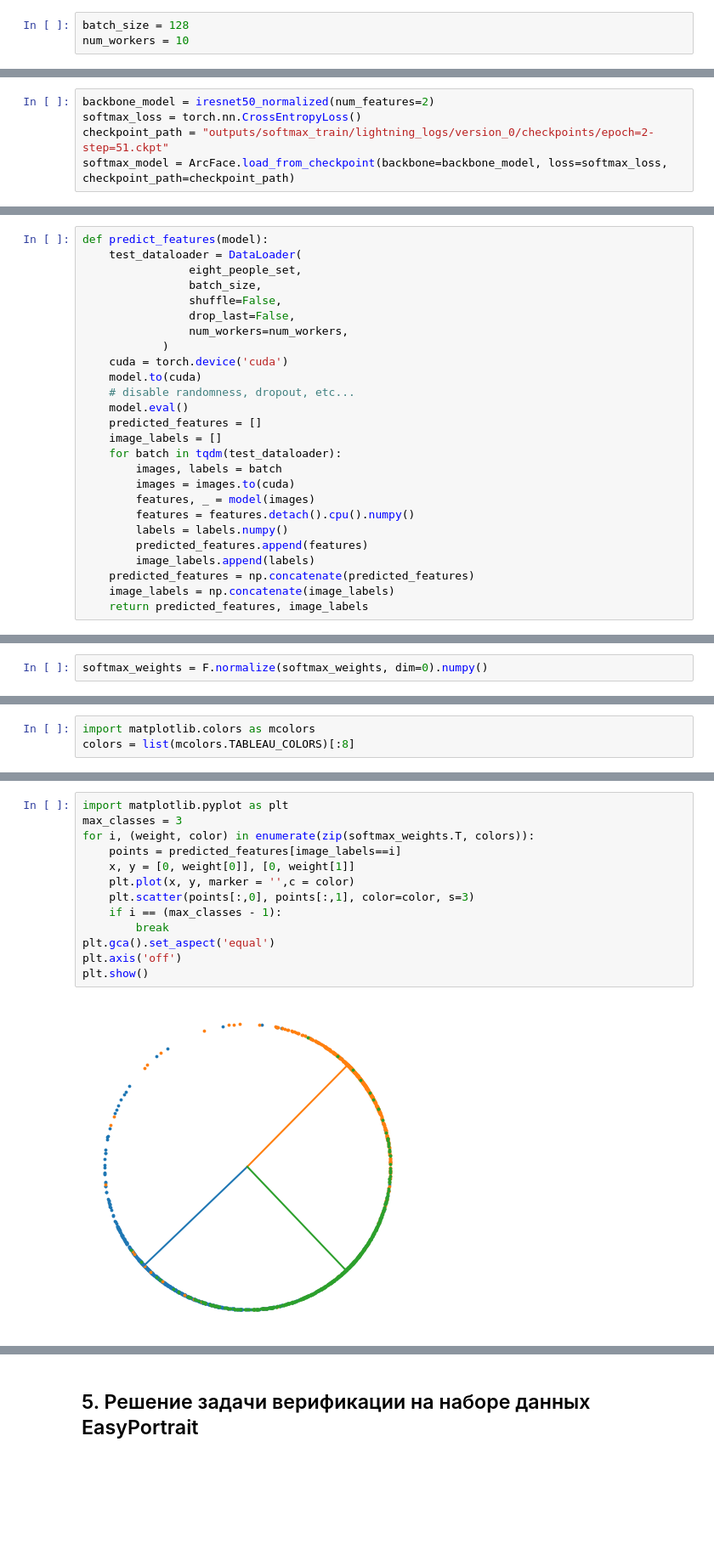
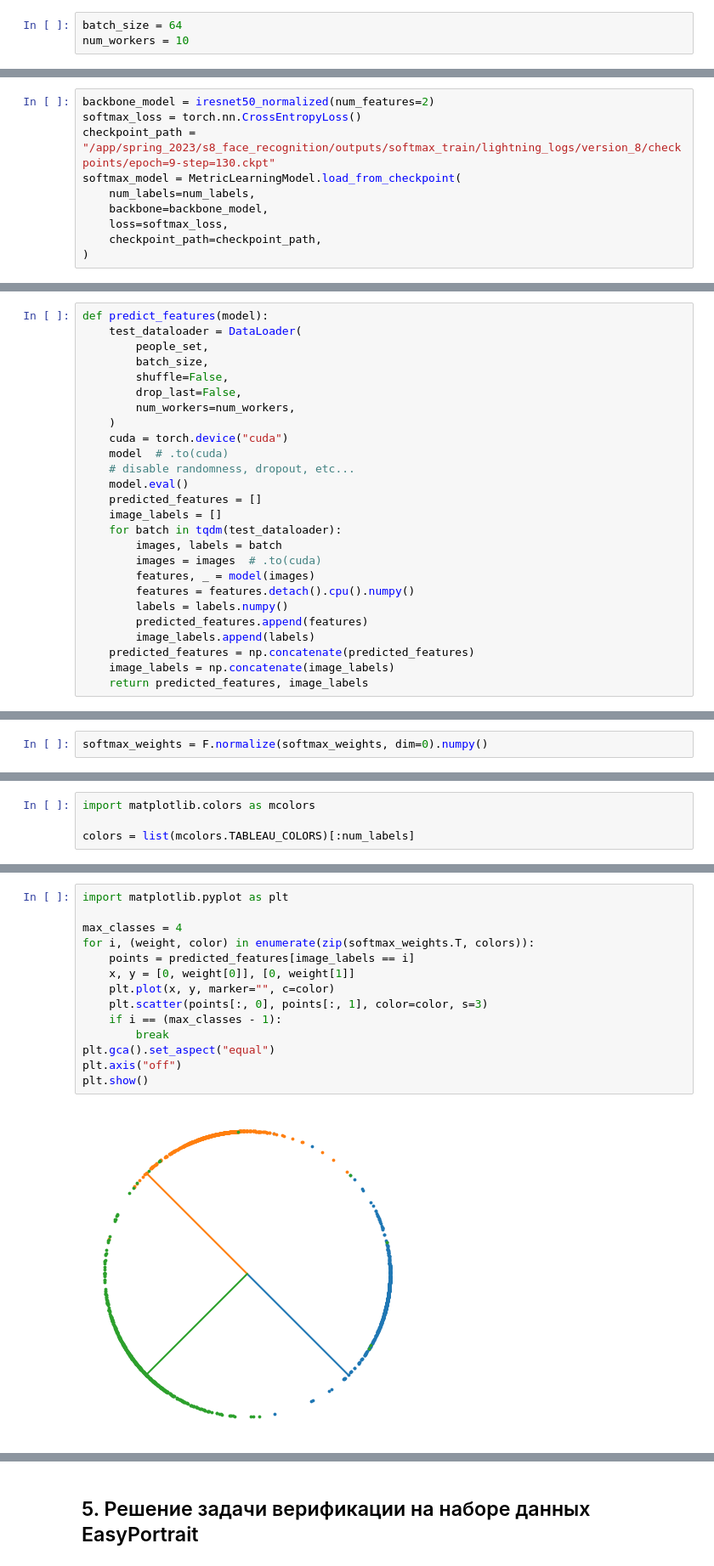
Before and after one commit to Leonid-Erlygin/seminars, a Jupyter notebook: spring_2023/s8_face_recognition/seminar.ipynb, the cells around one changed output, grey strips where cells are left out. Shown: that part at 85% size. Drawn from its saved outputs; the diff is of its cells as text; blank space fills up the shorter version.

```diff
--- a/spring_2023/s8_face_recognition/seminar.ipynb
+++ b/spring_2023/s8_face_recognition/seminar.ipynb
@@ -188,5 +151,5 @@ arcface_model = ArcFace(backbone_model, softmax_loss)
 # %%
-batch_size = 128
+batch_size = 64
 num_workers = 10
 # %%
 from pytorch_lightning import Trainer
@@ -223,5 +187,10 @@ You are using a CUDA device ('NVIDIA A10') that has Tensor Cores. To properly ut
 # %%
 backbone_model = iresnet50_normalized(num_features=2)
 softmax_loss = torch.nn.CrossEntropyLoss()
-checkpoint_path = "outputs/softmax_train/lightning_logs/version_0/checkpoints/epoch=2-step=51.ckpt"
-softmax_model = ArcFace.load_from_checkpoint(backbone=backbone_model, loss=softmax_loss, checkpoint_path=checkpoint_path)
+checkpoint_path = "/app/spring_2023/s8_face_recognition/outputs/softmax_train/lightning_logs/version_8/checkpoints/epoch=9-step=130.ckpt"
+softmax_model = MetricLearningModel.load_from_checkpoint(
+    num_labels=num_labels,
+    backbone=backbone_model,
+    loss=softmax_loss,
+    checkpoint_path=checkpoint_path,
+)
@@ -228,21 +201,21 @@ softmax_model = ArcFace.load_from_checkpoint(backbone=backbone_model, loss=softm
 # %%
 def predict_features(model):
     test_dataloader = DataLoader(
-                eight_people_set,
-                batch_size,
-                shuffle=False,
-                drop_last=False,
-                num_workers=num_workers,
-            )
-    cuda = torch.device('cuda')
-    model.to(cuda)
+        people_set,
+        batch_size,
+        shuffle=False,
+        drop_last=False,
+        num_workers=num_workers,
+    )
+    cuda = torch.device("cuda")
+    model  # .to(cuda)
     # disable randomness, dropout, etc...
     model.eval()
     predicted_features = []
     image_labels = []
     for batch in tqdm(test_dataloader):
         images, labels = batch
-        images = images.to(cuda)
+        images = images  # .to(cuda)
         features, _ = model(images)
         features = features.detach().cpu().numpy()
         labels = labels.numpy()
@@ -260,3 +238,4 @@ softmax_weights = F.normalize(softmax_weights, dim=0).numpy()
 # %%
 import matplotlib.colors as mcolors
-colors = list(mcolors.TABLEAU_COLORS)[:8]
+
+colors = list(mcolors.TABLEAU_COLORS)[:num_labels]
@@ -263,15 +246,16 @@ colors = list(mcolors.TABLEAU_COLORS)[:8]
 # %%
 import matplotlib.pyplot as plt
-max_classes = 3
+
+max_classes = 4
 for i, (weight, color) in enumerate(zip(softmax_weights.T, colors)):
-    points = predicted_features[image_labels==i]
+    points = predicted_features[image_labels == i]
     x, y = [0, weight[0]], [0, weight[1]]
-    plt.plot(x, y, marker = '',c = color)
-    plt.scatter(points[:,0], points[:,1], color=color, s=3)
+    plt.plot(x, y, marker="", c=color)
+    plt.scatter(points[:, 0], points[:, 1], color=color, s=3)
     if i == (max_classes - 1):
         break
-plt.gca().set_aspect('equal')
-plt.axis('off')
+plt.gca().set_aspect("equal")
+plt.axis("off")
 plt.show()
 # %% [output]
-[figure, old version]
+[figure, new version]
```
Also changed, not shown: parts of 33 cells of this notebook, 6 other files.
